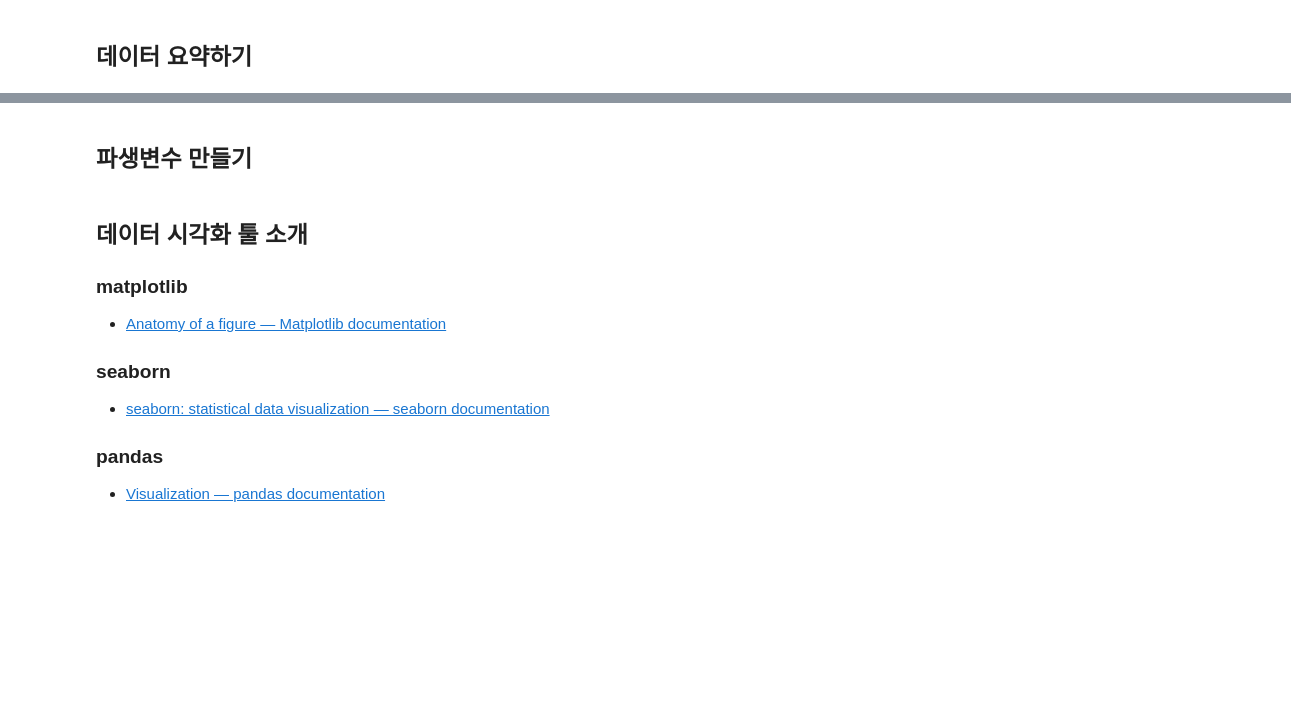
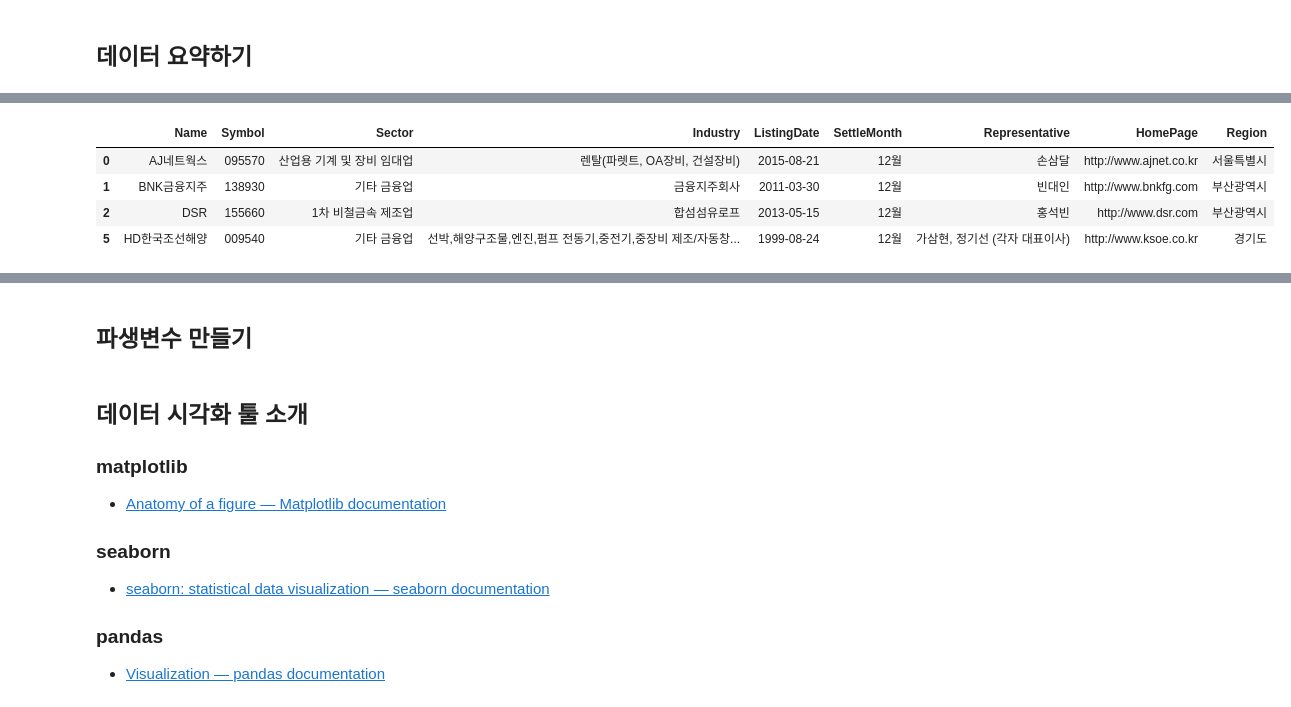
Before and after one commit to jamjamzo/finance-data-analysis, a Jupyter notebook: 2.2. KRX 전체 종목분석-input.ipynb, the cells around one changed output, grey strips where cells are left out. Saved outputs shown, nothing was run; the diff lists cells and outputs as text; code cells hidden in the pictures; blank space fills up the shorter version.

```diff
--- a/2.2. KRX 전체 종목분석-input.ipynb
+++ b/2.2. KRX 전체 종목분석-input.ipynb
@@ -147,5 +277,12 @@ FinanceDataReader 에서는 코스피, 코스닥, 코넥스 정보가 있는 엑
 # %%
 # 여러 개의 행을 가져올 때도 [] 대괄호를 통해 리스트 형태로 묶어줍니다.
+df.loc[[0,1,2,5]]
+# %% [output]
+|  | Name | Symbol | Sector | Industry | ListingDate | SettleMonth | Representative | HomePage | Region |
+| 0 | AJ네트웍스 | 095570 | 산업용 기계 및 장비 임대업 | 렌탈(파렛트, OA장비, 건설장비) | 2015-08-21 | 12월 | 손삼달 | http://www.ajnet.co.kr | 서울특별시 |
+| 1 | BNK금융지주 | 138930 | 기타 금융업 | 금융지주회사 | 2011-03-30 | 12월 | 빈대인 | http://www.bnkfg.com | 부산광역시 |
+| 2 | DSR | 155660 | 1차 비철금속 제조업 | 합섬섬유로프 | 2013-05-15 | 12월 | 홍석빈 | http://www.dsr.com | 부산광역시 |
+| 5 | HD한국조선해양 | 009540 | 기타 금융업 | 선박,해양구조물,엔진,펌프 전동기,중전기,중장비 제조/자동창... | 1999-08-24 | 12월 | 가삼현, 정기선 (각자 대표이사) | http://www.ksoe.co.kr | 경기도 |
 # %%
 # 1개의 컬럼을 가져올 때도 대괄호[] 2개를 써서 리스트 형태로 묶어주게 되면 데이터프레임 형태로 반환됩니다.
 # "Name" 을 데이터프레임으로 가져옵니다.
```
Also changed, not shown: parts of 27 cells of this notebook, 1 other file.
